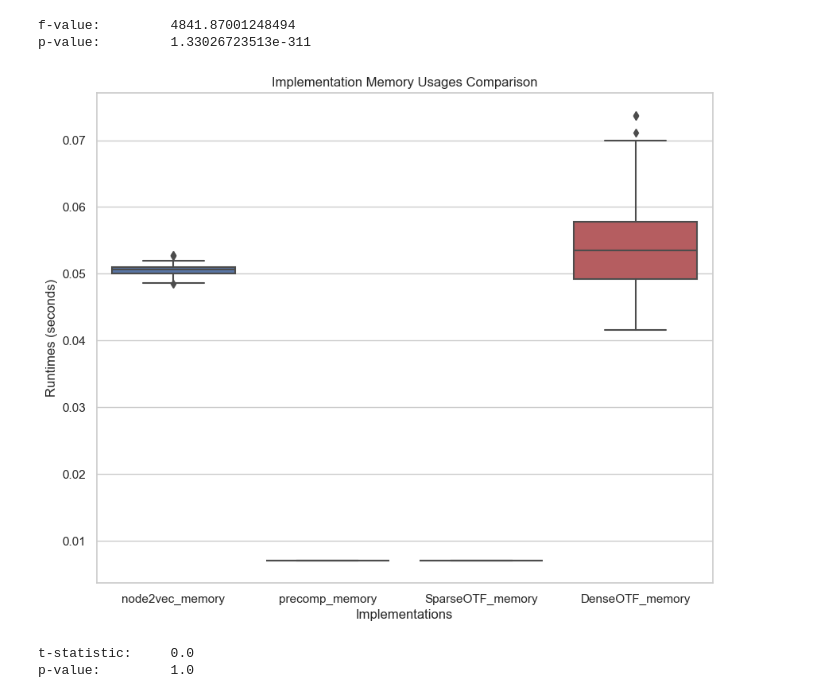
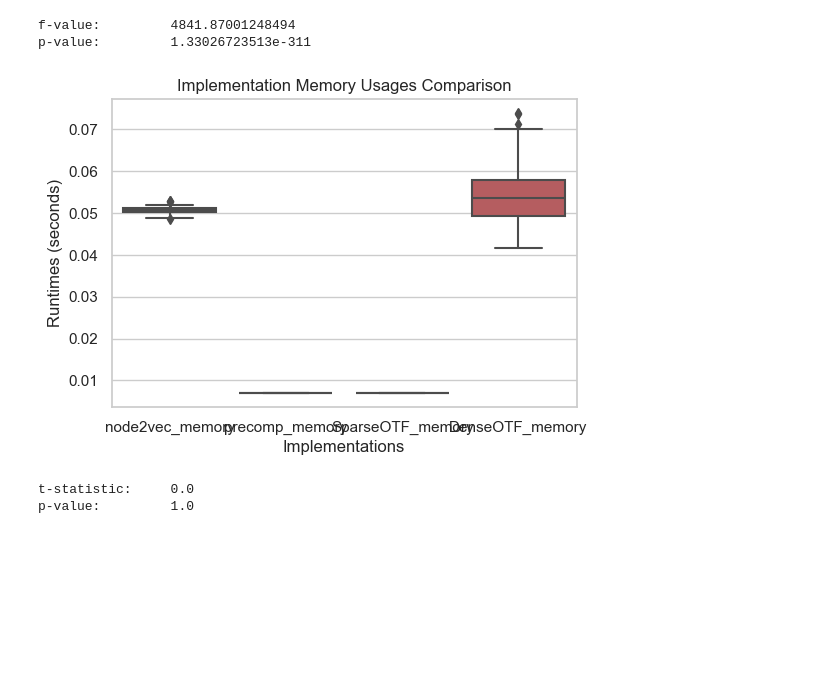
Before and after one commit to agustin-lorenzo/network-analysis-final, a Jupyter notebook: finalproject.ipynb, the cells around one changed output. Drawn from its saved outputs; the diff is of its cells as text; code cells hidden in the pictures; blank space fills up the shorter version.

```diff
--- a/finalproject.ipynb
+++ b/finalproject.ipynb
@@ -356,16 +356,16 @@ p-value:         1.33026723513e-311
 # %%
 sns.set(style="whitegrid")
 
-plt.figure(figsize=(10, 8))
+plt.figure(figsize=(6, 4))
 box_plot = sns.boxplot(data=df[['node2vec_memory', 'precomp_memory', 'SparseOTF_memory', 'DenseOTF_memory']])
 
 box_plot.set_title('Implementation Memory Usages Comparison')
 box_plot.set_xlabel('Implementations')
 box_plot.set_ylabel('Runtimes (seconds)')
 
 plt.show()
 # %% [output]
-[figure, old version]
+[figure, new version]
 # %%
 t, p = t_stat, p_value = ttest_ind(df['precomp_memory'], df['SparseOTF_memory'])
 print("t-statistic:\t", t)
```
Also changed, not shown: parts of 9 cells of this notebook.
